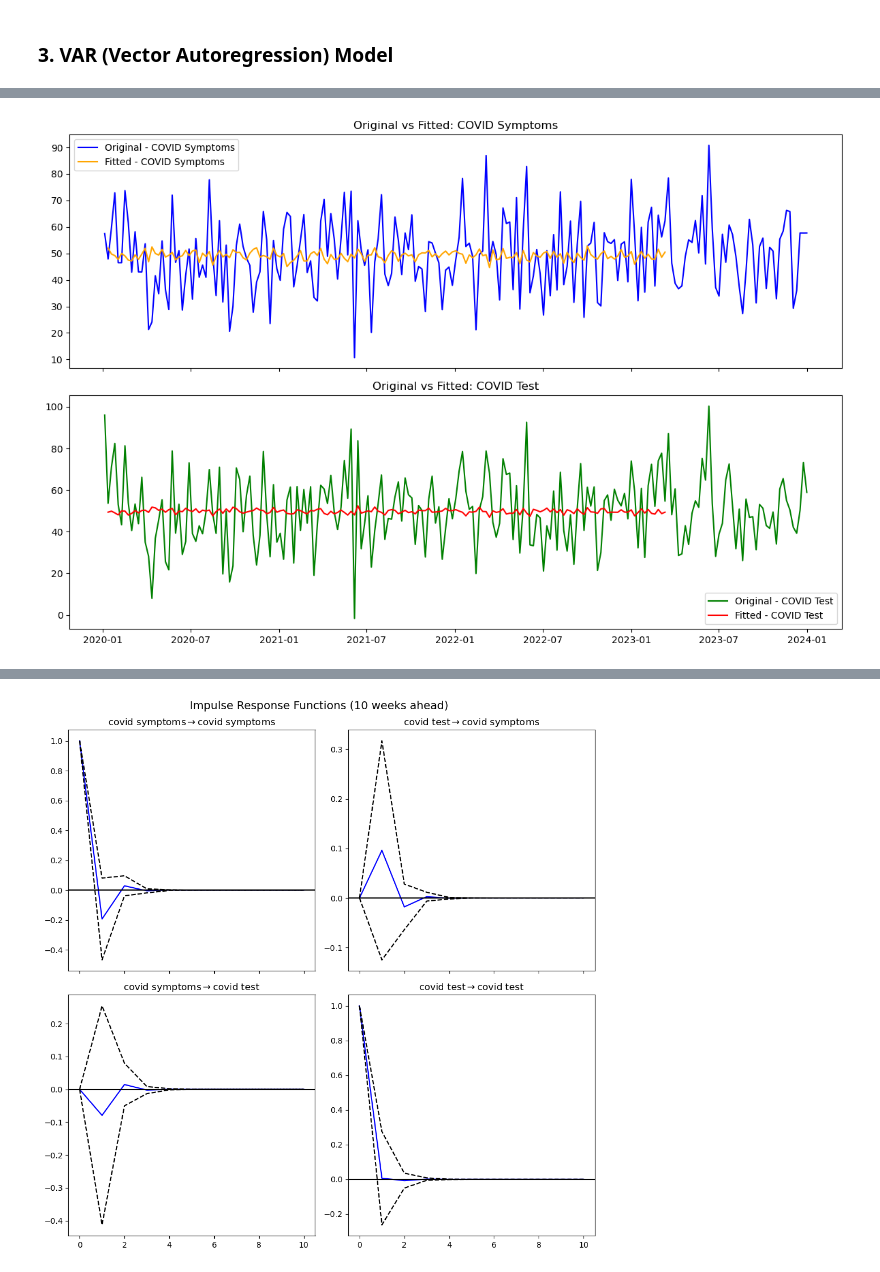
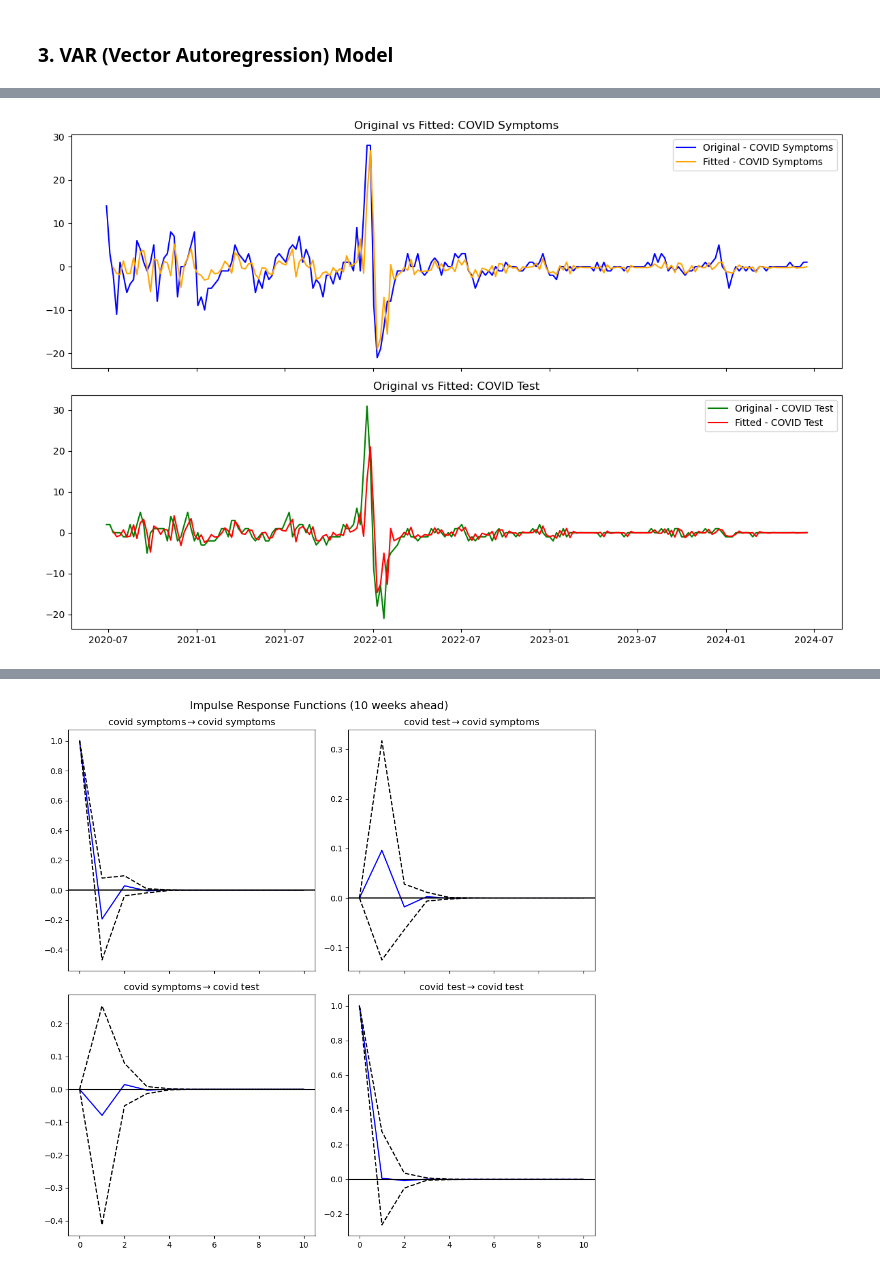
Before and after one commit to sevintanerdi/TSAproject, a Jupyter notebook: TSA_analysis.ipynb, the cells around one changed output, grey strips where cells are left out. Saved outputs shown, nothing was run; the diff lists cells and outputs as text; code cells hidden in the pictures.

Commit message:
VAR model selection is completed: VAR(10)

```diff
--- a/TSA_analysis.ipynb
+++ b/TSA_analysis.ipynb
@@ -342,0 +309,7 @@ len(test_data)
+# %%
+n_total = len(data_diff)
+n_train = int(n_total * 0.80)
+n_test = n_total - n_train
+
+train = data_diff.iloc[:n_train]
+test = data_diff.iloc[n_train:]
@@ -343,7 +318,4 @@ len(test_data)
 # %%
 from statsmodels.tsa.api import VAR
-
-var_model = VAR(train_data)
-var_results = var_model.fit(maxlags=1)
-
-var_results.summary()
+model = VAR(train)
+var2_model = model.fit(2)
@@ -374,23 +322,23 @@ The residual correlation was moderately high (≈ 0.82), indicating simultaneous
 # %%
 import matplotlib.pyplot as plt
 
-fitted_values = var_results.fittedvalues
+fv2 = var2_model.fittedvalues
 
 fig, axes = plt.subplots(2, 1, figsize=(12, 8), sharex=True)
 
 # Original vs Fitted: COVID Symptoms
-axes[0].plot(data['covid symptoms'], label='Original - COVID Symptoms', color='blue')
-axes[0].plot(fitted_values['covid symptoms'], label='Fitted - COVID Symptoms', color='orange')
+axes[0].plot(train['covid symptoms'], label='Original - COVID Symptoms', color='blue')
+axes[0].plot(fv2['covid symptoms'], label='Fitted - COVID Symptoms', color='orange')
 axes[0].set_title('Original vs Fitted: COVID Symptoms')
 axes[0].legend()
 
 # Original vs Fitted: COVID Test
-axes[1].plot(data['covid test'], label='Original - COVID Test', color='green')
-axes[1].plot(fitted_values['covid test'], label='Fitted - COVID Test', color='red')
+axes[1].plot(train['covid test'], label='Original - COVID Test', color='green')
+axes[1].plot(fv2['covid test'], label='Fitted - COVID Test', color='red')
 axes[1].set_title('Original vs Fitted: COVID Test')
 axes[1].legend()
 
 plt.tight_layout()
 plt.show()
 # %% [output]
-[figure, old version]
+[figure, new version]
```
Also changed, not shown: parts of 27 cells of this notebook, 1 other file.
